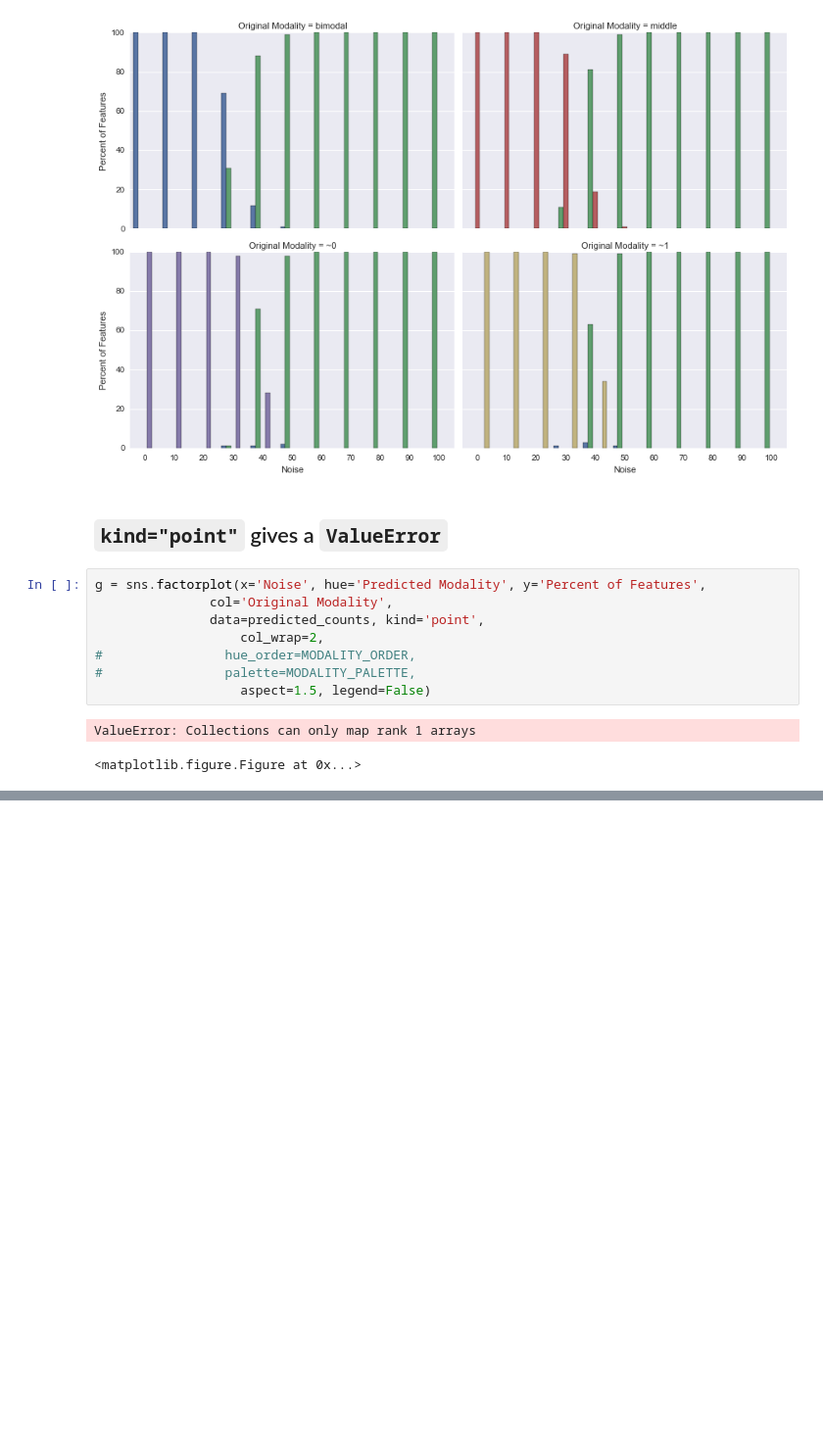
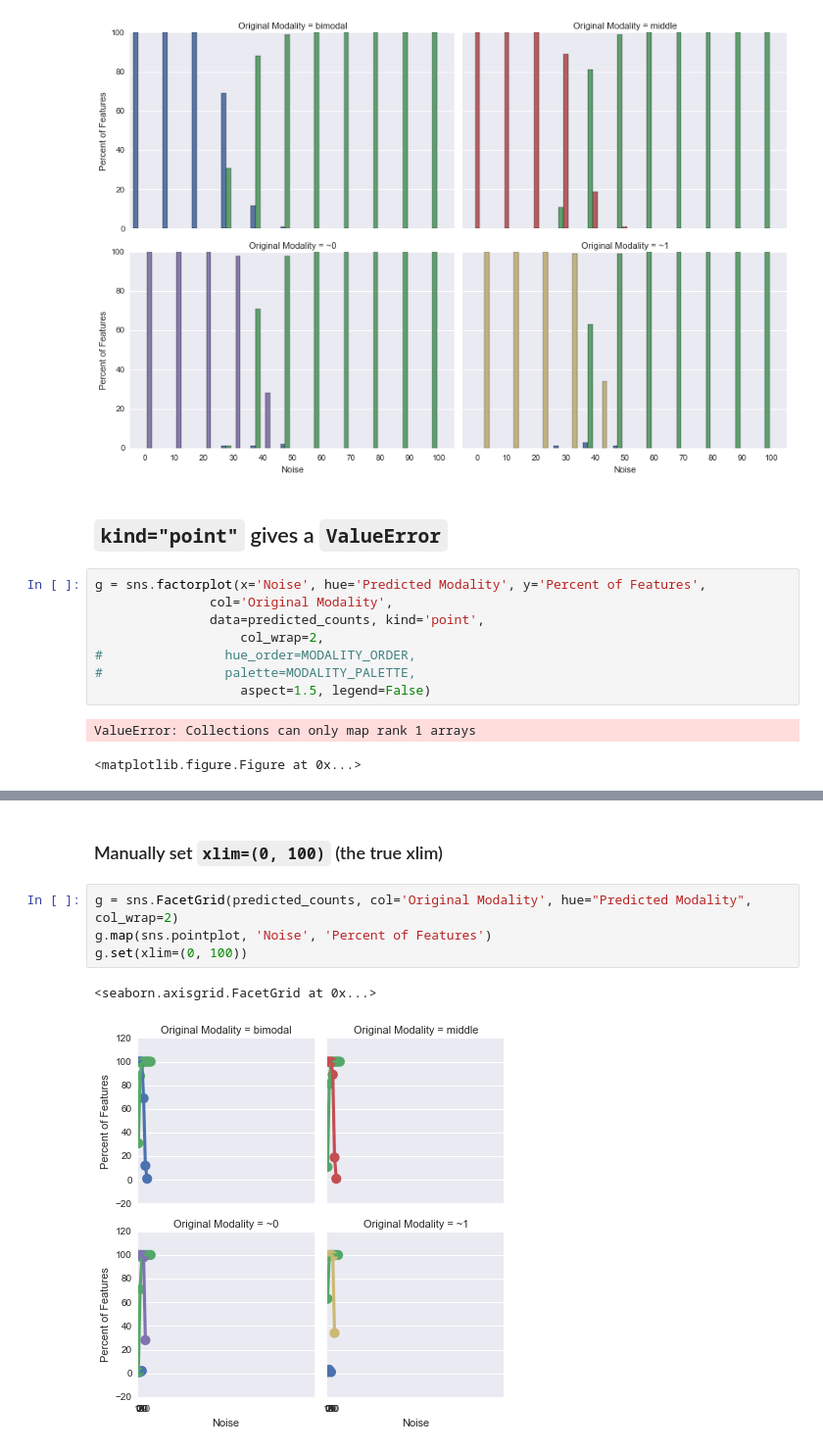
Before and after one commit to olgabot/seaborn_factorplot_pointplot_valueerror, a Jupyter notebook: factorplot_valueerror.ipynb, the cells around one changed output, grey strips where cells are left out. Shown: that part at 98% size. Saved outputs shown, nothing was run; the diff lists cells and outputs as text; blank space fills up the shorter version.

```diff
--- a/factorplot_valueerror.ipynb
+++ b/factorplot_valueerror.ipynb
@@ -37,0 +46,9 @@ ValueError: Collections can only map rank 1 arrays
+# %% [markdown]
+### Manually set `xlim=(0, 100)` (the true xlim)
+# %%
+g = sns.FacetGrid(predicted_counts, col='Original Modality', hue="Predicted Modality", col_wrap=2)
+g.map(sns.pointplot, 'Noise', 'Percent of Features')
+g.set(xlim=(0, 100))
+# %% [output]
+<seaborn.axisgrid.FacetGrid at 0x...>
+[figure, added]
```
Also changed, not shown: parts of 3 cells of this notebook.
